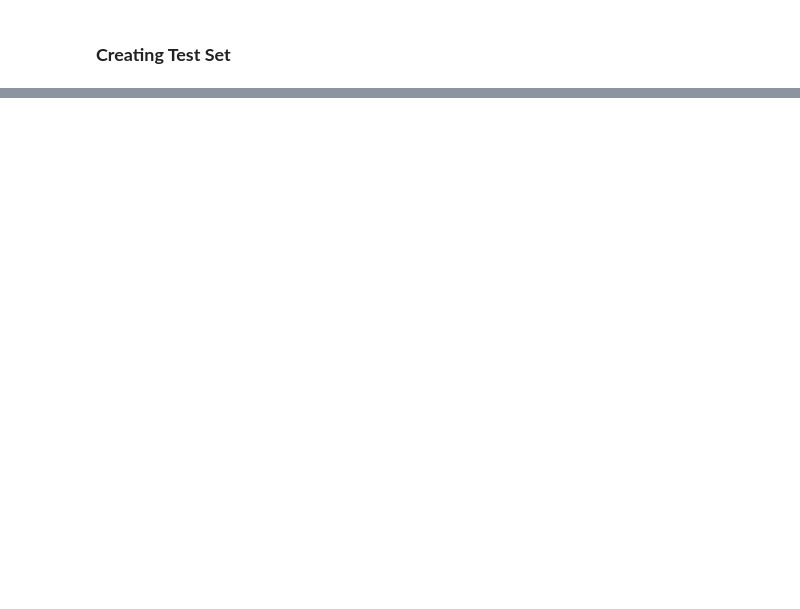
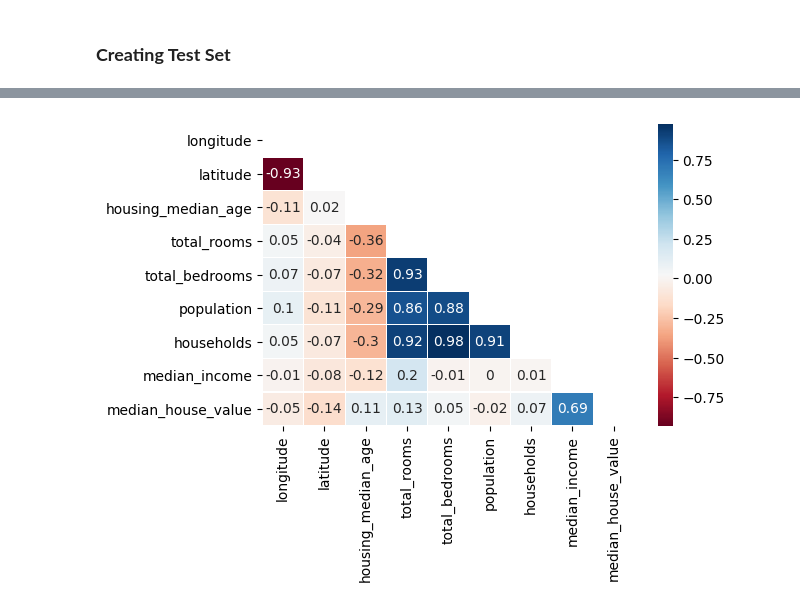
Before and after one commit to nabeel-hasan/Machine-Learning-Algorithms, a Jupyter notebook: 1.Understanding_Data.ipynb, the cells around one changed output, grey strips where cells are left out. Drawn from its saved outputs; the diff is of its cells as text; code cells hidden in the pictures; blank space fills up the shorter version.

```diff
--- a/1.Understanding_Data.ipynb
+++ b/1.Understanding_Data.ipynb
@@ -102,0 +199,13 @@ plt.show()
+# %%
+import seaborn as sns
+
+# correlation between different attributes
+# correlation only measures linear relationships
+corr_matrix = np. round(housing.corr(), decimals = 2)
+mask = np.zeros_like(corr_matrix)
+mask[np.triu_indices_from(mask)] = True
+
+fig = plt.figure(dpi = 100)
+sns.heatmap(corr_matrix, mask = mask ,annot=True, linewidth = 0.1, cmap = 'RdBu');
+# %% [output]
+[figure, added]
```
Also changed, not shown: parts of 17 cells of this notebook.
